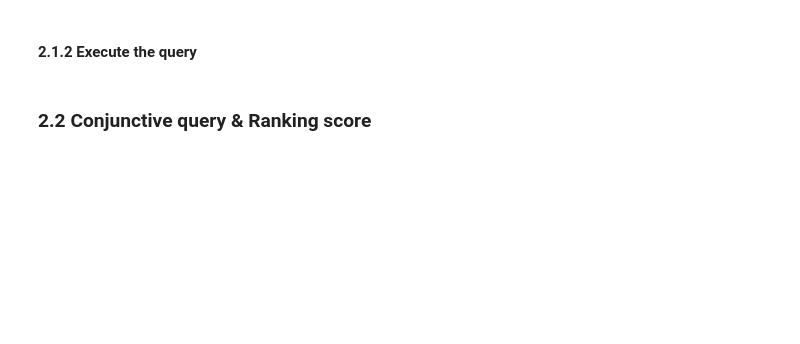
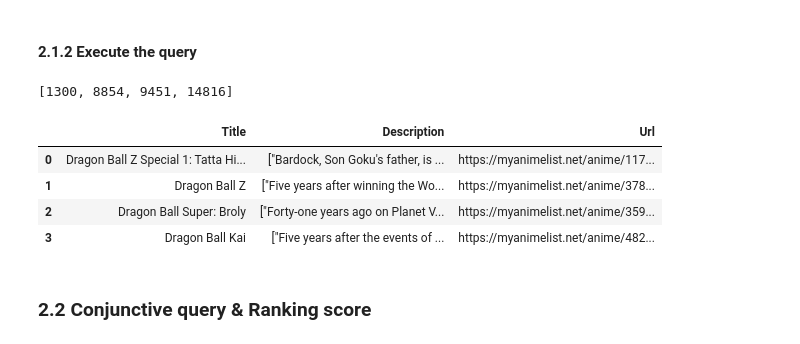
Before and after one commit to cosmin-z/ADM-HW3, a Jupyter notebook: main.ipynb, the cells around one changed output. Drawn from its saved outputs; the diff is of its cells as text; code cells hidden in the pictures; blank space fills up the shorter version.

```diff
--- a/main.ipynb
+++ b/main.ipynb
@@ -314,4 +351,19 @@ NameError: name 'df' is not defined
 # %% [markdown]
 #### 2.1.2 Execute the query
+# %%
+q = functions.search_engine("saiyan race")
+q
+# %% [output]
+[1300, 8854, 9451, 14816]
+# %%
+dfq = dataset.iloc[q, [0, 10, -1]]
+dfq.reset_index(drop=True, inplace=True)
+dfq
+# %% [output]
+|  | Title | Description | Url |
+| 0 | Dragon Ball Z Special 1: Tatta Hi... | ["Bardock, Son Goku's father, is ... | https://myanimelist.net/anime/117... |
+| 1 | Dragon Ball Z | ["Five years after winning the Wo... | https://myanimelist.net/anime/378... |
+| 2 | Dragon Ball Super: Broly | ["Forty-one years ago on Planet V... | https://myanimelist.net/anime/359... |
+| 3 | Dragon Ball Kai | ["Five years after the events of ... | https://myanimelist.net/anime/482... |
 # %% [markdown]
 ### 2.2 Conjunctive query & Ranking score
```
Also changed, not shown: parts of 42 cells of this notebook, 6 other files.
